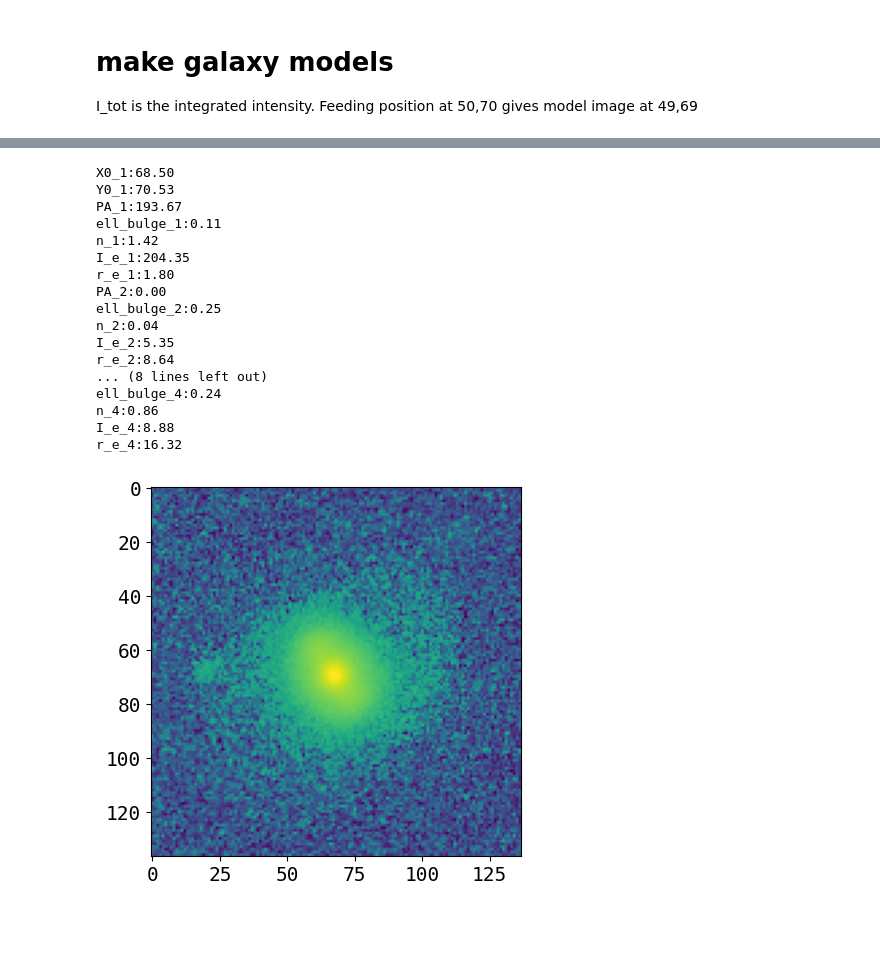
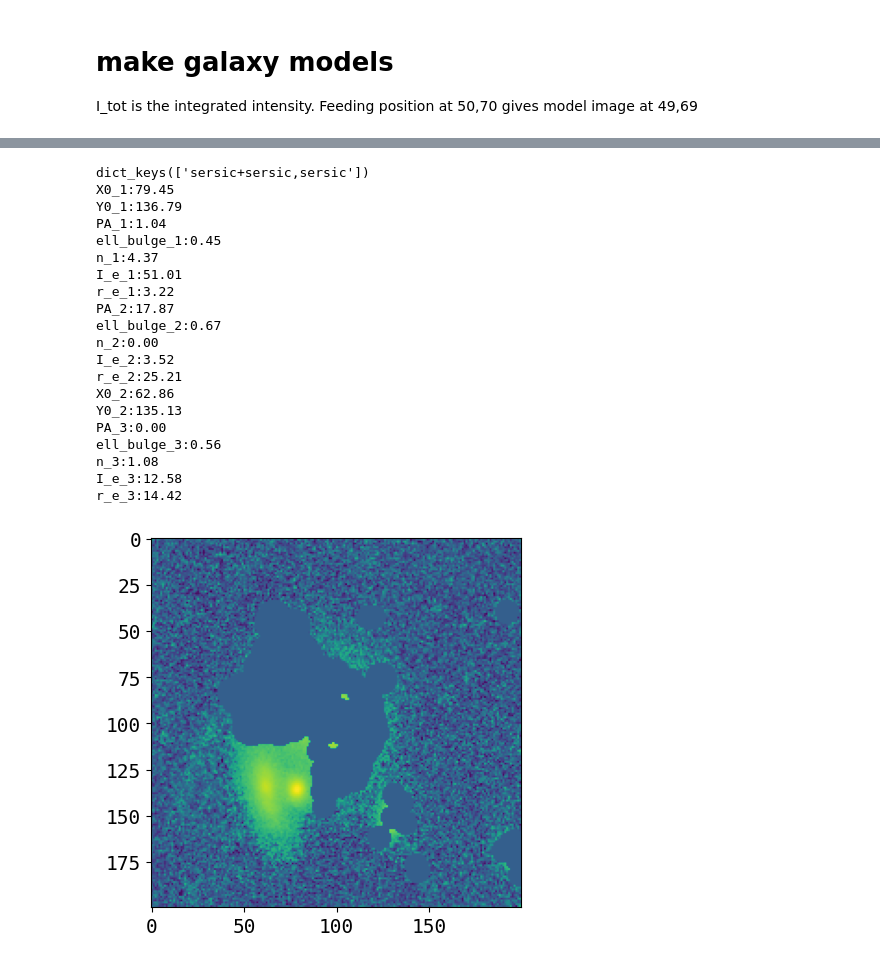
Before and after one commit to insepien/dualAGN, a Jupyter notebook: scrap_notebooks/checkFit.ipynb, the cells around one changed output, grey strips where cells are left out. Saved outputs shown, nothing was run; the diff lists cells and outputs as text; code cells hidden in the pictures; blank space fills up the shorter version.

```diff
--- a/scrap_notebooks/checkFit.ipynb
+++ b/scrap_notebooks/checkFit.ipynb
@@ -540,7 +540,7 @@ def mask_image(image,rad,intens,agn_mask_size,PA=180):
 # main_masked = mask_image(main_ss,rad=8,intens=5,agn_mask_size=50)#
 #ys,xs = find_highest_indices(imageAGN_masked)
 # %%
-on = "J0821+1450"
+on = "J0932+1611"
 imageFile = glob.glob(os.path.expanduser("~/research-data/agn-result/box/final_cut/"+on+"*"))[0]
 imageAGN = fits.getdata(os.path.expanduser(imageFile))
 with open(os.path.expanduser("~/research-data/psf-results/psf_pkls/psf_"+on+".pkl"),"rb") as f:
@@ -751,8 +753 @@ fig.tight_layout();
-# %%
-from scipy.optimize import dual_annealing
-def f(params,*args):
-    fitter = args[0]
-    return fitter.computeFitStatistic(newParameters=params)
-
-da = dual_annealing(func=f,args=[fitter0],bounds=fitter0.getParameterLimits())
 # %%
@@ -785,26 +780,31 @@ save_data(modelname,image=image, model=model,configs=[config0],modelIms=[modelIm
 # %%
-with open(os.path.expanduser("/home/insepien/research-data/agn-result/fit/final_fit_nb/J0821+1450.pkl"),"rb") as f:
+on = 'J1204+0335'
+with open(os.path.expanduser("/home/insepien/research-data/agn-result/fit/final_fit_nb/"+on+"_bulges.pkl"),"rb") as f:
     d = pickle.load(f)
 plt.imshow(d['imageSS'],norm='symlog')
+print(d['modelNames'].keys())
 [print(f"{d['paramNames'][i]}:{d['fitResults'][0].params[i]:.2f}") for i in range(len(d['paramNames']))];
 # %% [output]
-X0_1:68.50
-Y0_1:70.53
-PA_1:193.67
-ell_bulge_1:0.11
-n_1:1.42
-I_e_1:204.35
-r_e_1:1.80
-PA_2:0.00
-ell_bulge_2:0.25
-n_2:0.04
-I_e_2:5.35
-r_e_2:8.64
-... (8 lines left out)
-ell_bulge_4:0.24
-n_4:0.86
-I_e_4:8.88
-r_e_4:16.32
+dict_keys(['sersic+sersic,sersic'])
+X0_1:79.45
+Y0_1:136.79
+PA_1:1.04
+ell_bulge_1:0.45
+n_1:4.37
+I_e_1:51.01
+r_e_1:3.22
+PA_2:17.87
+ell_bulge_2:0.67
+n_2:0.00
+I_e_2:3.52
+r_e_2:25.21
+X0_2:62.86
+Y0_2:135.13
+PA_3:0.00
+ell_bulge_3:0.56
+n_3:1.08
+I_e_3:12.58
+r_e_3:14.42
-[figure, old version]
+[figure, new version]
 # %%
 from modelComponents import modelComps
```
Also changed, not shown: parts of 15 cells of this notebook, 3 other files.
